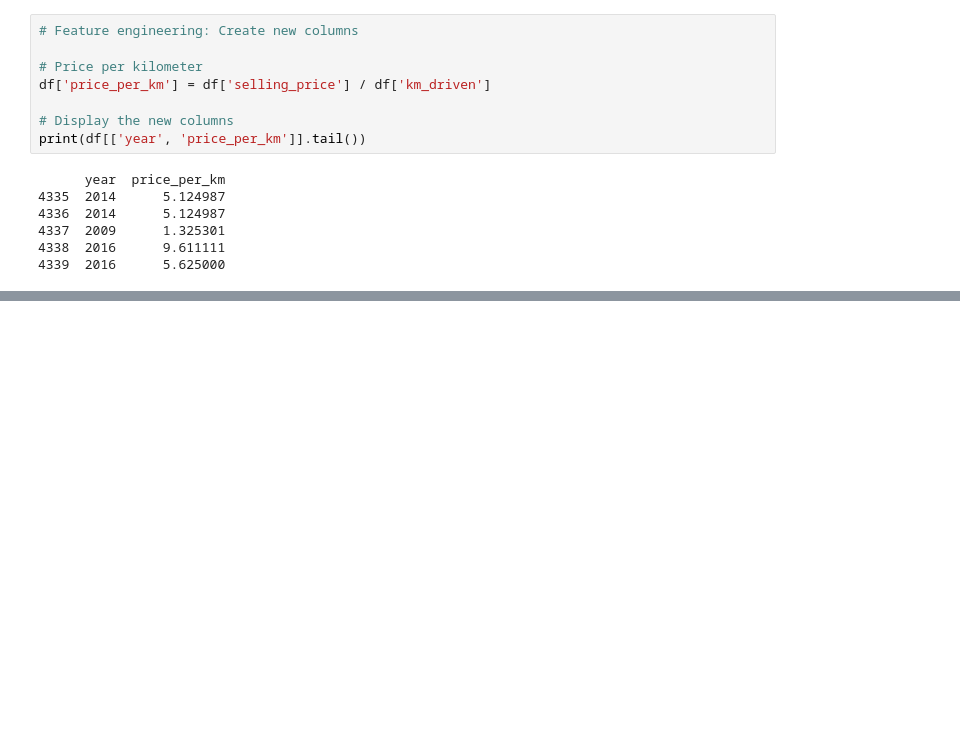
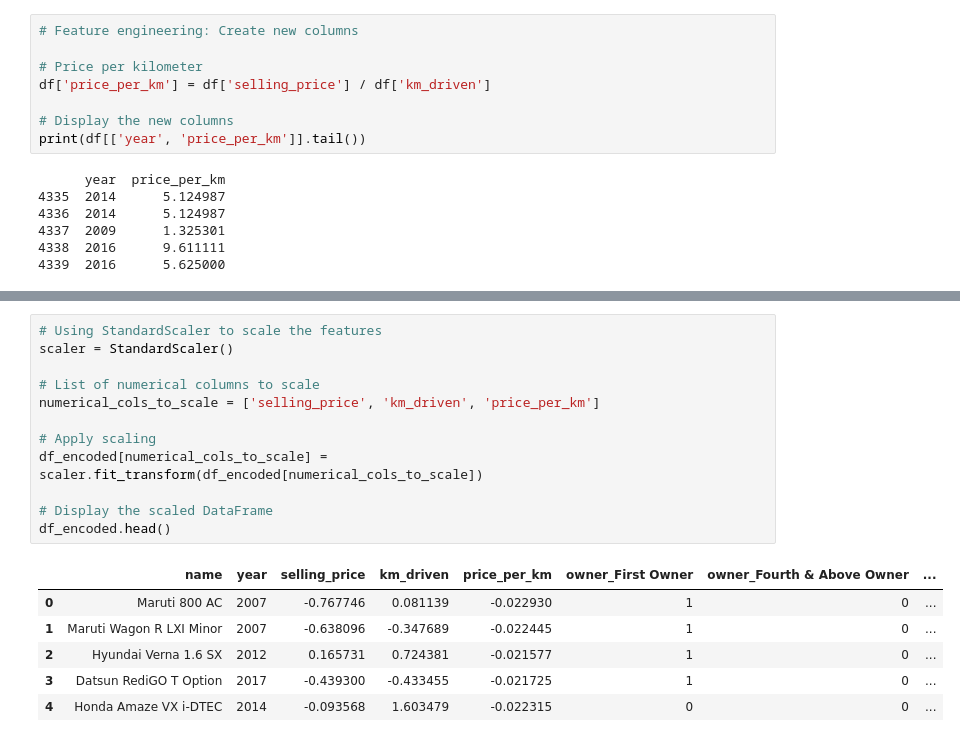
Before and after one commit to kushal111/AIML-Component-2, a Jupyter notebook: AIML.ipynb, the cells around one changed output, grey strips where cells are left out. Drawn from its saved outputs; the diff is of its cells as text; blank space fills up the shorter version.

```diff
--- a/AIML.ipynb
+++ b/AIML.ipynb
@@ -236,0 +256,19 @@ df_encoded.head()
+# %%
+# Using StandardScaler to scale the features
+scaler = StandardScaler()
+
+# List of numerical columns to scale
+numerical_cols_to_scale = ['selling_price', 'km_driven', 'price_per_km']
+
+# Apply scaling
+df_encoded[numerical_cols_to_scale] = scaler.fit_transform(df_encoded[numerical_cols_to_scale])
+
+# Display the scaled DataFrame
+df_encoded.head()
+# %% [output]
+|  | name | year | selling_price | km_driven | price_per_km | owner_First Owner | owner_Fourth & Above Owner | ... |
+| 0 | Maruti 800 AC | 2007 | -0.767746 | 0.081139 | -0.022930 | 1 | 0 | ... |
+| 1 | Maruti Wagon R LXI Minor | 2007 | -0.638096 | -0.347689 | -0.022445 | 1 | 0 | ... |
+| 2 | Hyundai Verna 1.6 SX | 2012 | 0.165731 | 0.724381 | -0.021577 | 1 | 0 | ... |
+| 3 | Datsun RediGO T Option | 2017 | -0.439300 | -0.433455 | -0.021725 | 1 | 0 | ... |
+| 4 | Honda Amaze VX i-DTEC | 2014 | -0.093568 | 1.603479 | -0.022315 | 0 | 0 | ... |
```
Also changed, not shown: parts of 5 cells of this notebook.
